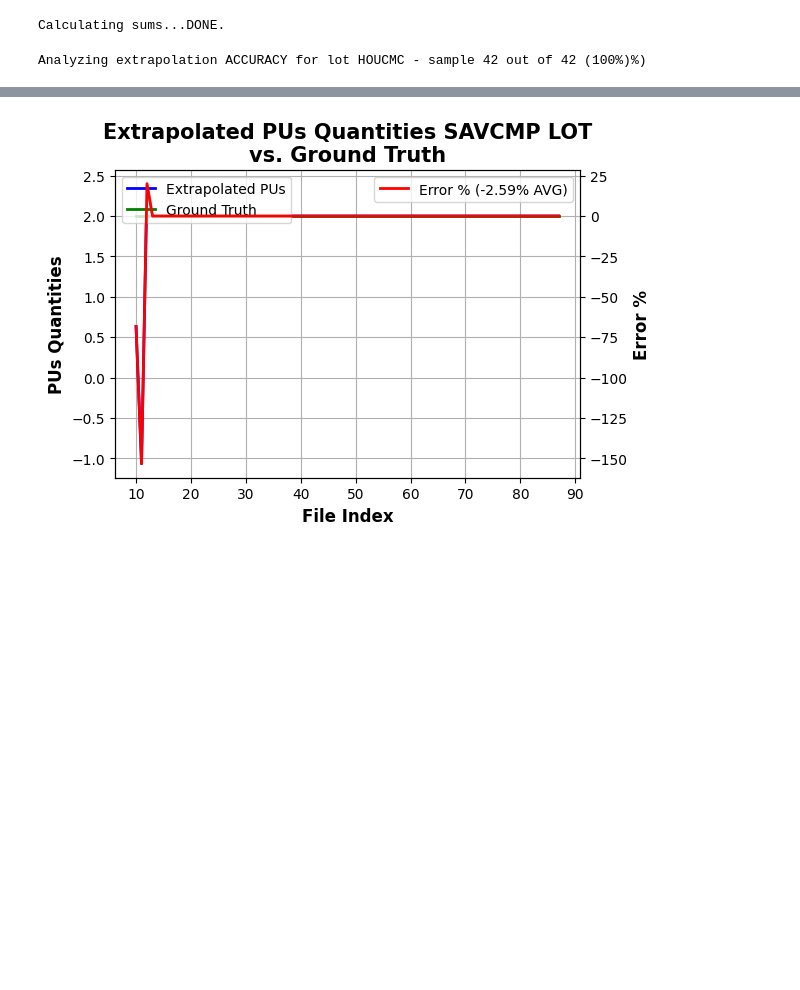
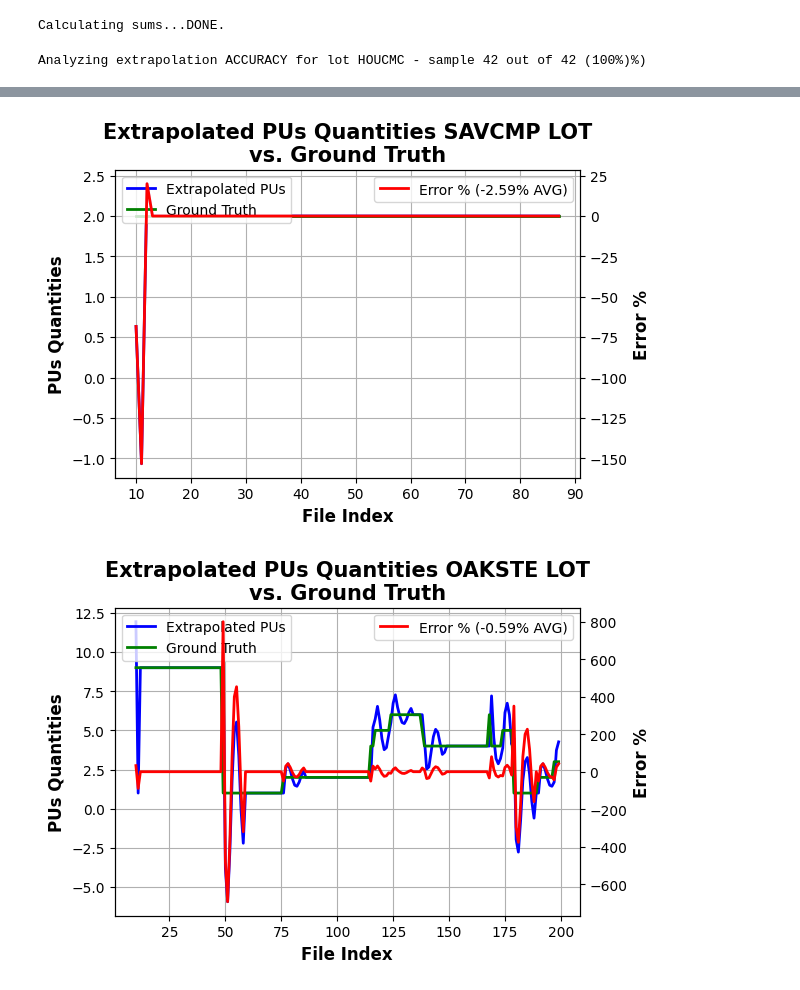
Before and after one commit to avner-shakudo/Flexivan, a Jupyter notebook: PU_Prediction_AVG_EVAL.ipynb, the cells around one changed output, grey strips where cells are left out. Saved outputs shown, nothing was run; the diff lists cells and outputs as text; code cells hidden in the pictures; blank space fills up the shorter version.

Commit message:
With new analysis of PU prediction and DOCX generation

```diff
--- a/PU_Prediction_AVG_EVAL.ipynb
+++ b/PU_Prediction_AVG_EVAL.ipynb
@@ -162,32 +162,32 @@ for return_lot in PU_Moving_AVG_REP_Extrapolated.keys():
     ax.set_title(f'Extrapolated PUs Quantities {return_lot} LOT\nvs. Ground Truth', fontsize=15, fontweight='bold')
     ax2.set_ylabel('Error %', fontsize=12, fontweight='bold')
     ax.legend(loc='upper left')
     ax2.legend(loc='upper right')
     ax.grid()
 
     if Generate_DOCX_Report:
         Percentage = 100 * PUs_SUMS_DICT[return_lot] / PUs_Total_Sum
         doc.add_heading(f'\n\nPickup Prediction Results for LOT {return_lot}\n', level=2)
-        doc.add_paragraph(f'This lot has {Flexivan_Prediction_Package.Comma_Separation_Num_String(PUs_SUMS_DICT[return_lot])} \
-             pickups from it ({np.round(Percentage, 1)}% of total data)')
+        doc.add_paragraph(f'This lot has {Flexivan_Prediction_Package.Comma_Separation_Num_String(PUs_SUMS_DICT[return_lot])} \ pickups from it ({np.round(Percentage, 1)}% of total data)')
 
         plt.savefig("TEMP_PU_PRED_RESULTS.png")
         p = doc.add_paragraph()
         run = p.add_run()
         doc.add_picture('TEMP_PU_PRED_RESULTS.png', width=Inches(4))
         p.alignment = WD_ALIGN_PARAGRAPH.CENTER
 
     plt.show()
 
 # remove temp image files
 if Generate_DOCX_Report:
     doc.save('Pickup_Accuracy_Report_by_LOT.docx')
     os.remove('TEMP_PU_PRED_RESULTS.png')
 # %% [output]
 Analyzing extrapolation ACCURACY for lot HOUCMC - sample 42 out of 42 (100%)%)
 [figure]
 [figure]
 [figure]
 [figure]
 [figure]
 [figure]
+[figure, added]
```
Also changed, not shown: parts of 1 cell of this notebook, 2 other files.
